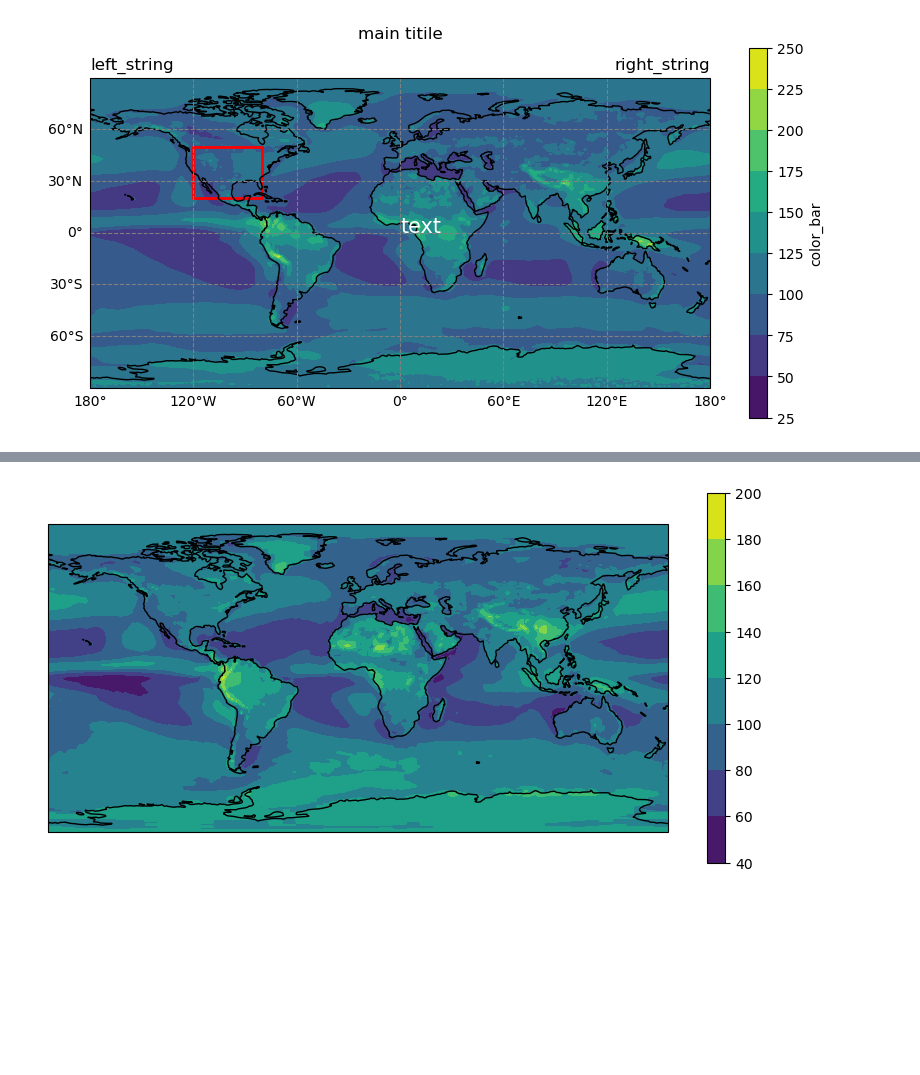
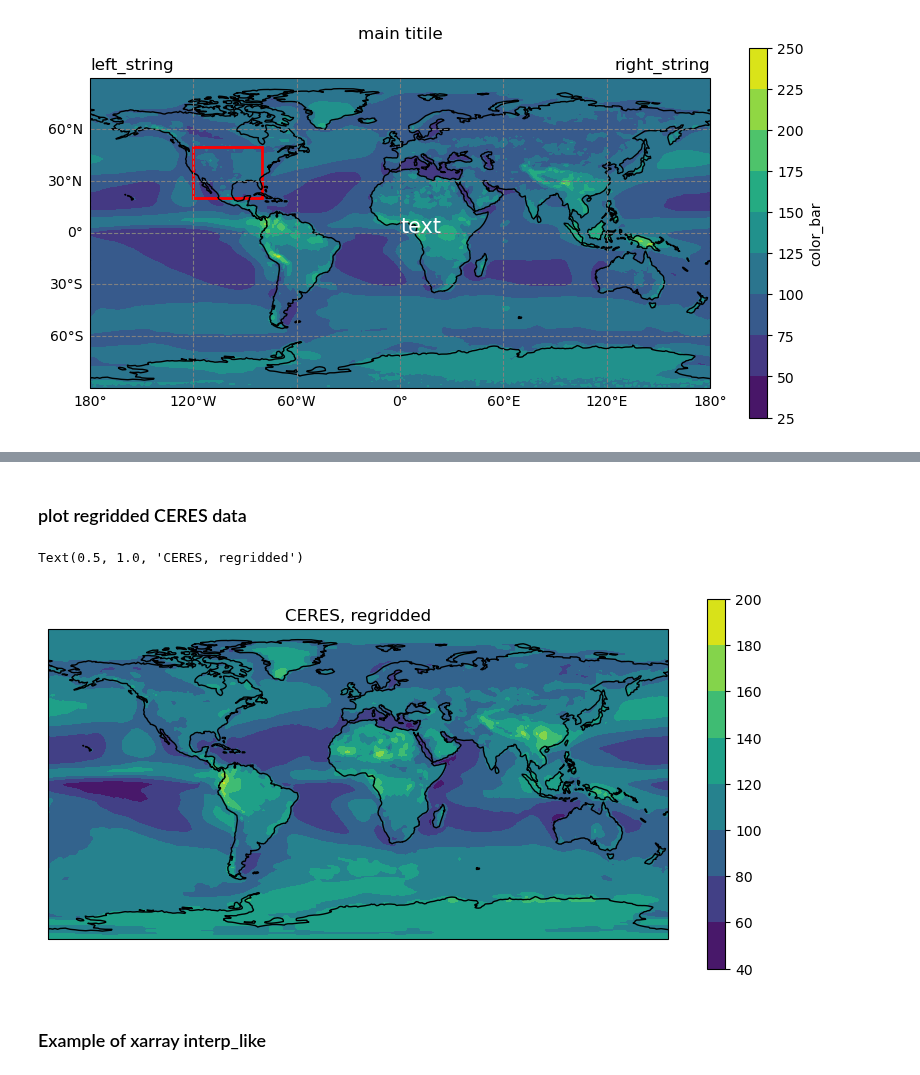
Before and after one commit to yihsuanchen/python, a Jupyter notebook: yhc_module_and_notes/notes-cn_map-cartopy.ipynb, the cells around one changed output, grey strips where cells are left out. Saved outputs shown, nothing was run; the diff lists cells and outputs as text; code cells hidden in the pictures; blank space fills up the shorter version.

Commit message:
add interpolation using xarray, interp_like

```diff
--- a/yhc_module_and_notes/notes-cn_map-cartopy.ipynb
+++ b/yhc_module_and_notes/notes-cn_map-cartopy.ipynb
@@ -122,19 +149,26 @@ Text(0, 0, 'text')
+# %%
+var_interp = da_ceres.toa_sw_all_mon.mean("time").interp_like(da_rsut.rsut.mean("time"), kwargs={"fill_value": "extrapolate"})
+# %% [markdown]
+### plot regridded CERES data
 # %%
 #--- add a cyclic point in lon, otherwise, there will be a white line at the edge
-data, lon_cyclic = cutil.add_cyclic_point(da_ceres.toa_sw_all_mon.mean("time"), coord=da_ceres.lon)
+var_interp1, lon_cyclic = cutil.add_cyclic_point(var_interp, coord=var_interp.lon)
 
 #--- plot
 fig = plt.figure(figsize=(10, 6))
 ax = plt.axes(projection=map_projection)
 
-cn_map_rsut = ax.contourf(lon_cyclic, da_ceres.lat, data, transform=map_projection)
+cn_map_rsut = ax.contourf(lon_cyclic, var_interp.lat, var_interp1, transform=map_projection)
 
 #--- add coast lines
 ax.add_feature(cfeature.COASTLINE)
 #ax.add_feature(cfeature.BORDERS)
 #ax.set_global()
 
 #--- plot a colorbar
 cbar = plt.colorbar(cn_map_rsut, ax=ax, orientation='vertical', shrink=0.8)
+
+ax.set_title("CERES, regridded")
 # %% [output]
+Text(0.5, 1.0, 'CERES, regridded')
-[figure, old version]
+[figure, new version]
@@ -153,0 +175,2 @@ da_rsut.lat
+# %% [markdown]
+### Example of xarray interp_like
```
Also changed, not shown: parts of 14 cells of this notebook.
